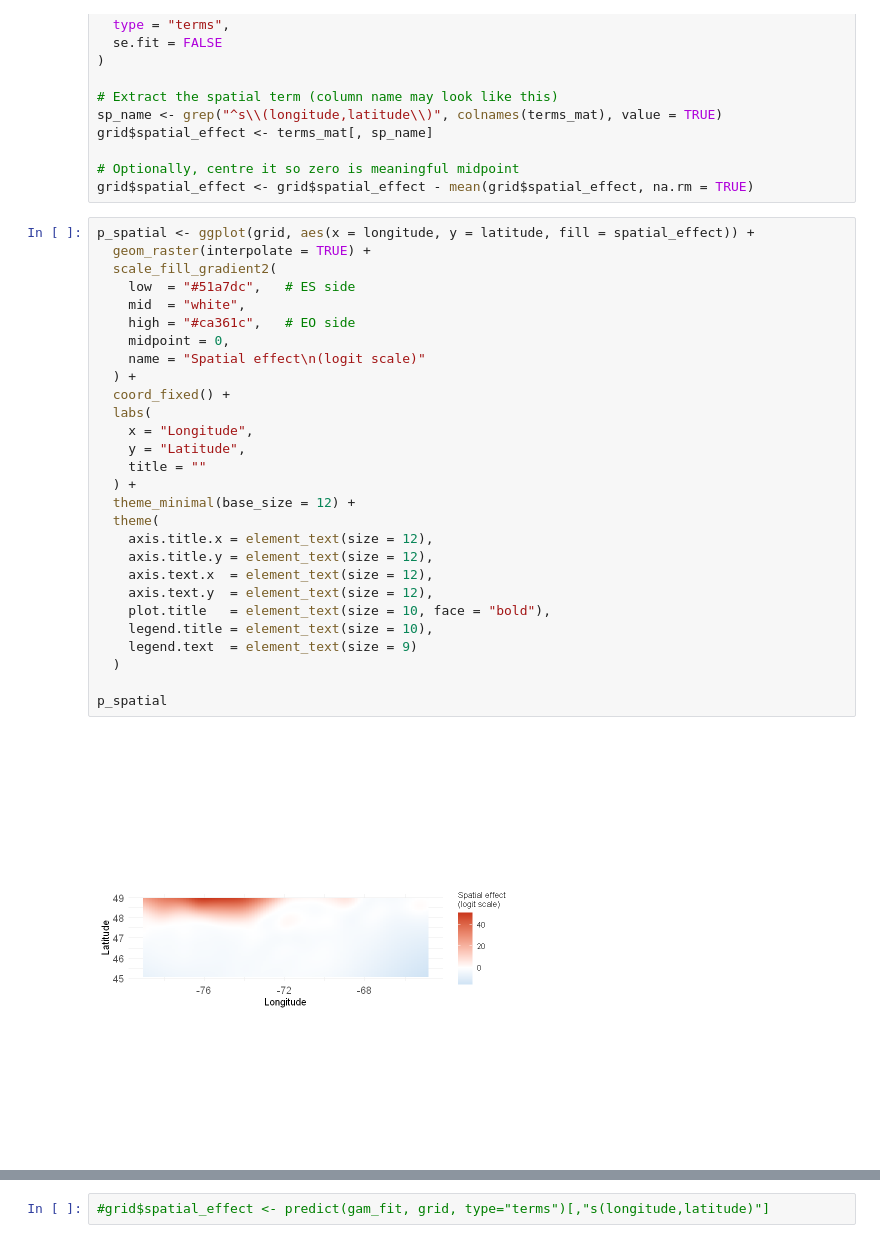
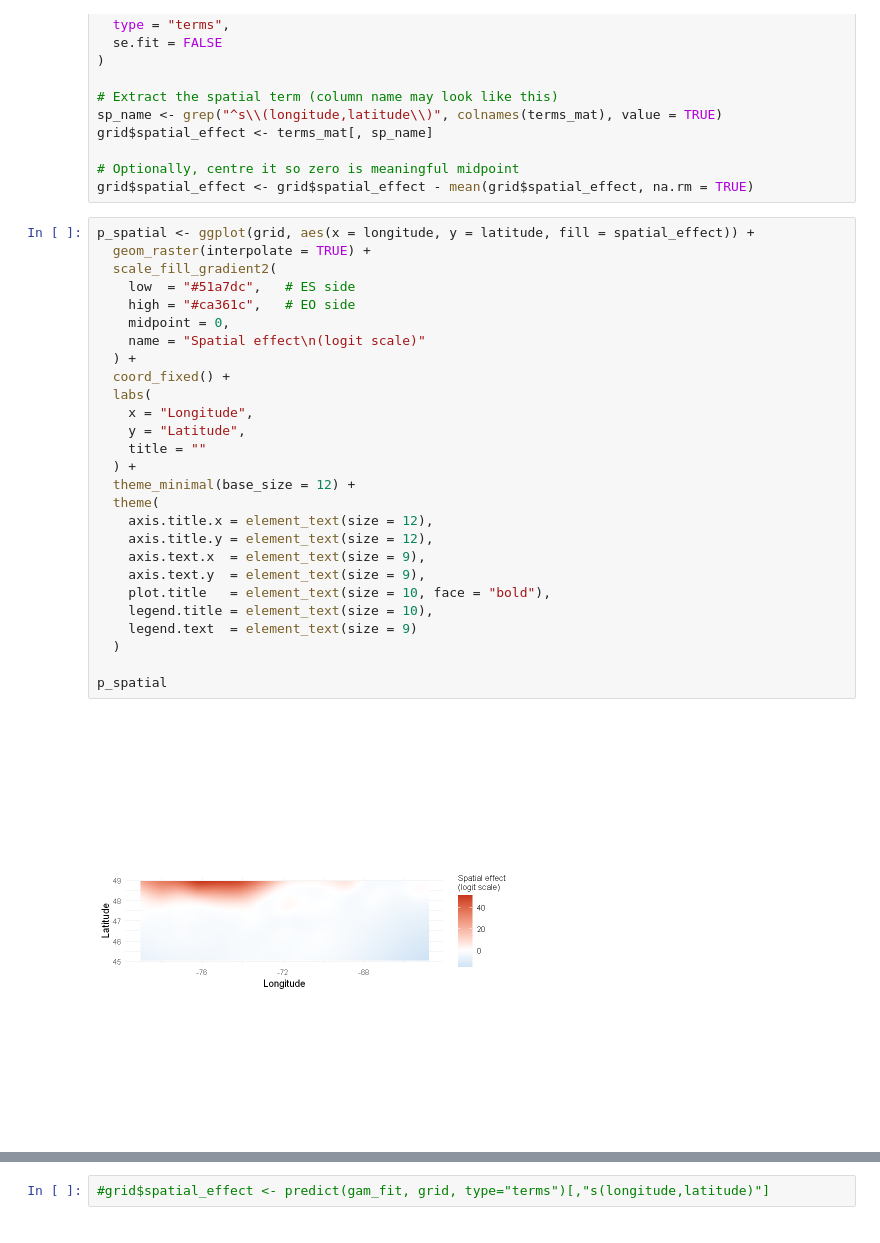
Before and after one commit to jorgelizarazo94/Maple_Quebecois, a Jupyter notebook: R_GLMM.ipynb, the cells around one changed output, grey strips where cells are left out. Drawn from its saved outputs; the diff is of its cells as text.

```diff
--- a/R_GLMM.ipynb
+++ b/R_GLMM.ipynb
@@ -336,33 +354,32 @@ grid$spatial_effect <- grid$spatial_effect - mean(grid$spatial_effect, na.rm = T
 # %%
 p_spatial <- ggplot(grid, aes(x = longitude, y = latitude, fill = spatial_effect)) +
   geom_raster(interpolate = TRUE) +
   scale_fill_gradient2(
     low  = "#51a7dc",   # ES side
-    mid  = "white",
     high = "#ca361c",   # EO side
     midpoint = 0,
     name = "Spatial effect\n(logit scale)"
   ) +
   coord_fixed() +
   labs(
     x = "Longitude",
     y = "Latitude",
     title = ""
   ) +
   theme_minimal(base_size = 12) +
   theme(
     axis.title.x = element_text(size = 12),
     axis.title.y = element_text(size = 12),
-    axis.text.x  = element_text(size = 12),
-    axis.text.y  = element_text(size = 12),
+    axis.text.x  = element_text(size = 9),
+    axis.text.y  = element_text(size = 9),
     plot.title   = element_text(size = 10, face = "bold"),
     legend.title = element_text(size = 10),
     legend.text  = element_text(size = 9)
   )
 
 p_spatial
 # %% [output]
-[figure, old version]
+[figure, new version]
 # %%
 ggsave(
   "spatial_smooth_EO_ES.png",
```
Also changed, not shown: parts of 6 cells of this notebook.
